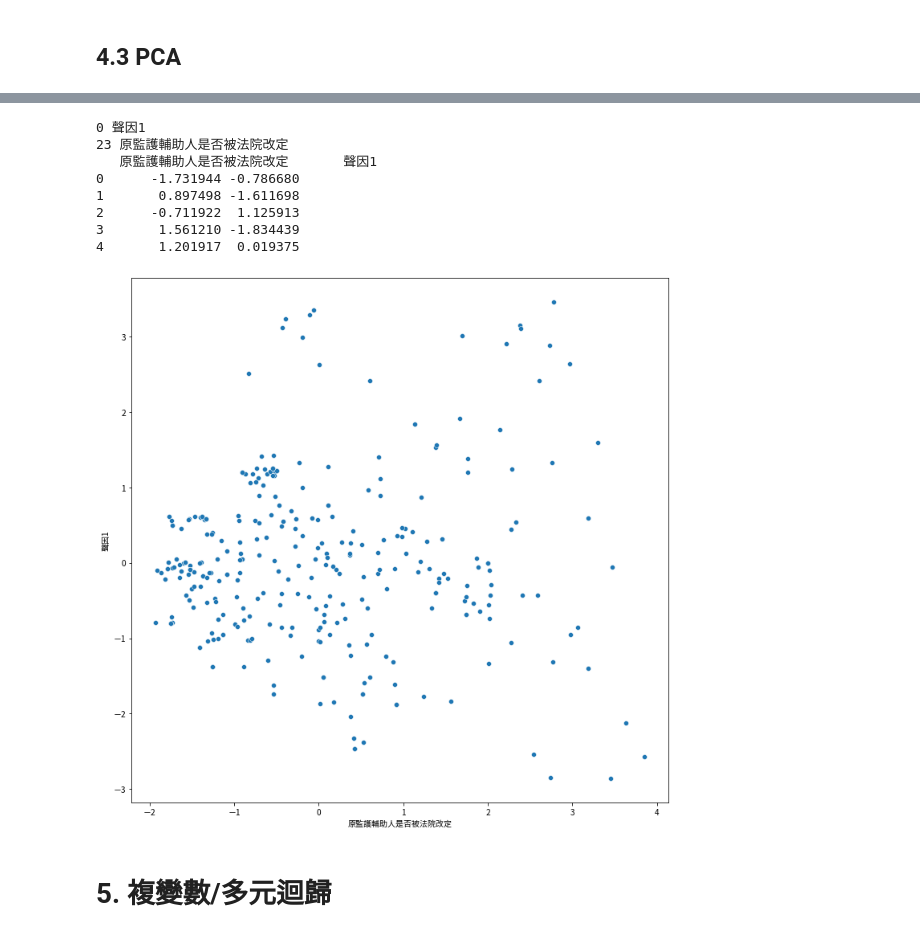
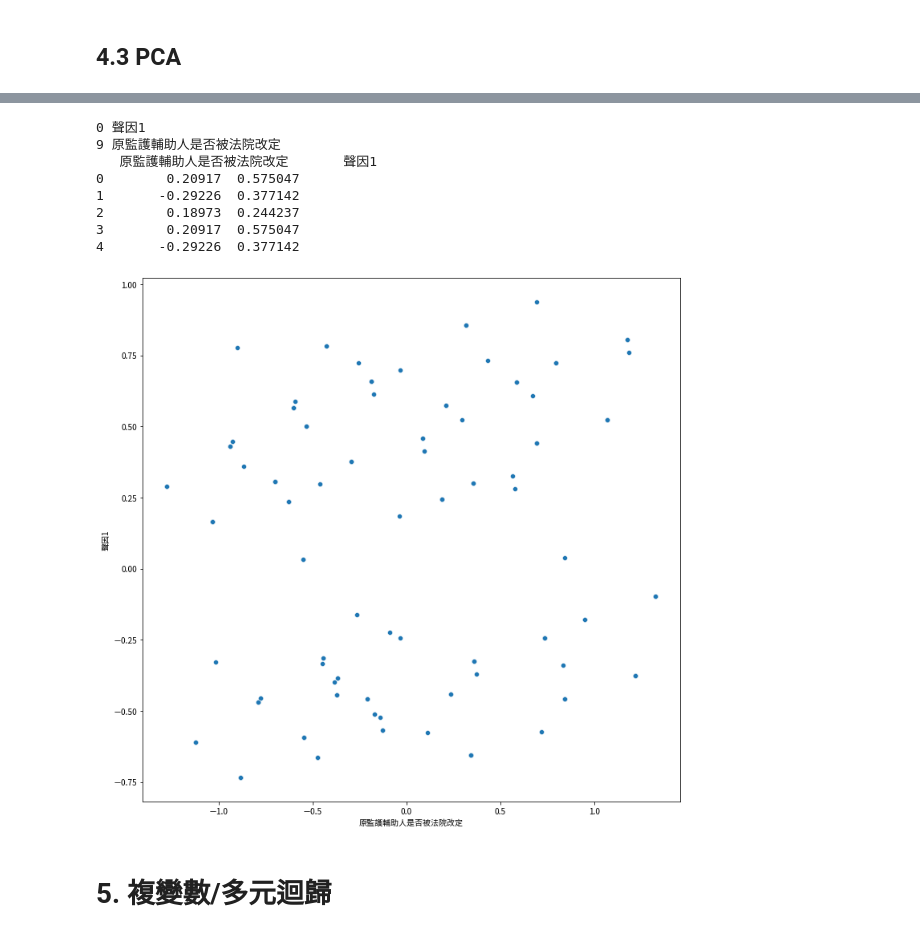
Before and after one commit to jeremy5189/legal-data-analysis, a Jupyter notebook: G4_Class.ipynb, the cells around one changed output, grey strips where cells are left out. Cells and saved outputs as stored; diff of their text form; code cells hidden in the pictures.

```diff
--- a/G4_Class.ipynb
+++ b/G4_Class.ipynb
@@ -193,6 +188,7 @@ class Corr(Analysis):
 
   def chi2_contingency_and_mosaic(self, column_a, column_b):
     """4.2"""
+    self.banner(column_a, column_b)
     crosstable = pd.crosstab(
         self.df[column_a],
         self.df[column_b])
@@ -290,0 +286,40 @@ c.pca()
+# %%
+cc = Corr(gsheet_id, gsheet_name, to_drop=[
+  'index',
+  'UUID',
+  #'聲因1',
+  #'聲因2',
+  #'聲因3',
+  #'聲因4',
+  #'聲因5',
+  #'聲因6',
+  #'聲因7',
+  #'聲因8',
+  #'聲因9',
+  '宣告性質',
+  '原監護輔助人之類型',
+  '原監護輔助人之人數（自然人）',
+  '主管機關是否被法院改定 (1=是, 2=否)',
+  '法院是否於聲請原因外考量「其他改定因素」',
+  '法院是否認為原監護輔助人「年事已高」',
+  '法院是否考慮原監護輔助人之身體狀況',
+  '法院是否認為原監護輔助人「身體不堪負荷」',
+  '法院是否認為原監護輔助人「盜領存款」',
+  '法院是否認為原監護輔助人「不當處理本人之不動產」',
+  '法院是否認為原監護輔助人「與本人有利害關係」',
+  '法院是否認為原監護輔助人有「其他不當行為」',
+  '法院是否認為原監護輔助人是「本人之實際照顧者」',
+  '法院是否認為監護人現為本人廣義照顧者',
+  '原監護輔助人是否有意願續任',
+  '專業人士訪視報告之「改定建議」',
+  '本人之「改定建議」',
+  '其他親屬、關係人之「改定建議」',
+  #'原監護輔助人是否被法院改定',
+  '欲改定人(maybe聲請人or關係人)是否有意願擔任',
+  '欲改定人(maybe聲請人or關係人)是否為本人親屬(四親等)',
+  '欲改定人是否現為本人廣義照顧者',
+  '法院是否認為須變更本人現有生活狀態',
+  '法院認為原共同監護/輔助模式不利本人'
+])
+cc.convert_to_numeric()
+cc.pca()
@@ -291,15 +346,15 @@ c.pca()
 # %%
-c.pca2(c.col(0), c.col(23))
+cc.pca2(cc.col(0), cc.col(9))
 # %% [output]
 0 聲因1
-23 原監護輔助人是否被法院改定
+9 原監護輔助人是否被法院改定
    原監護輔助人是否被法院改定       聲因1
-0      -1.731944 -0.786680
-1       0.897498 -1.611698
-2      -0.711922  1.125913
-3       1.561210 -1.834439
-4       1.201917  0.019375
+0        0.20917  0.575047
+1       -0.29226  0.377142
+2        0.18973  0.244237
+3        0.20917  0.575047
+4       -0.29226  0.377142
-[figure, old version]
+[figure, new version]
 # %% [markdown]
 # 5. 複變數/多元迴歸
 # %%
```
Also changed, not shown: parts of 33 cells of this notebook.
